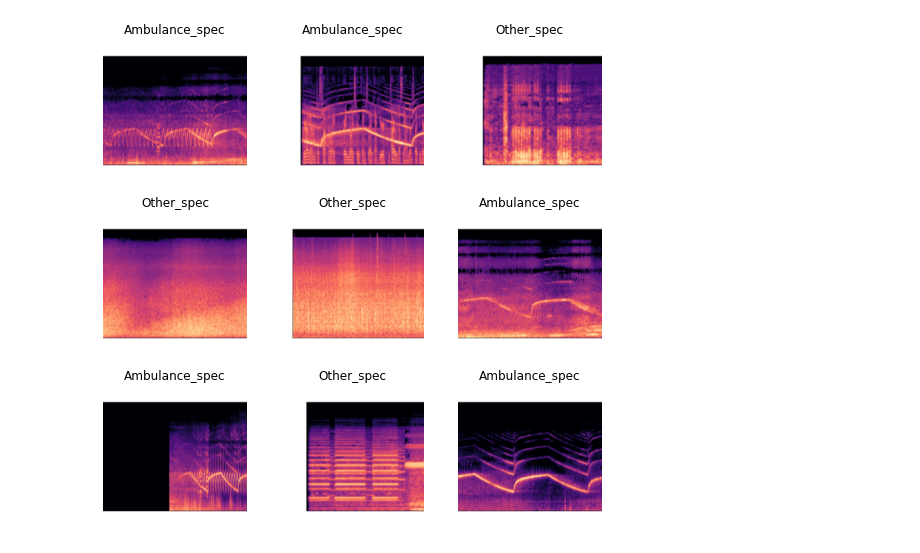
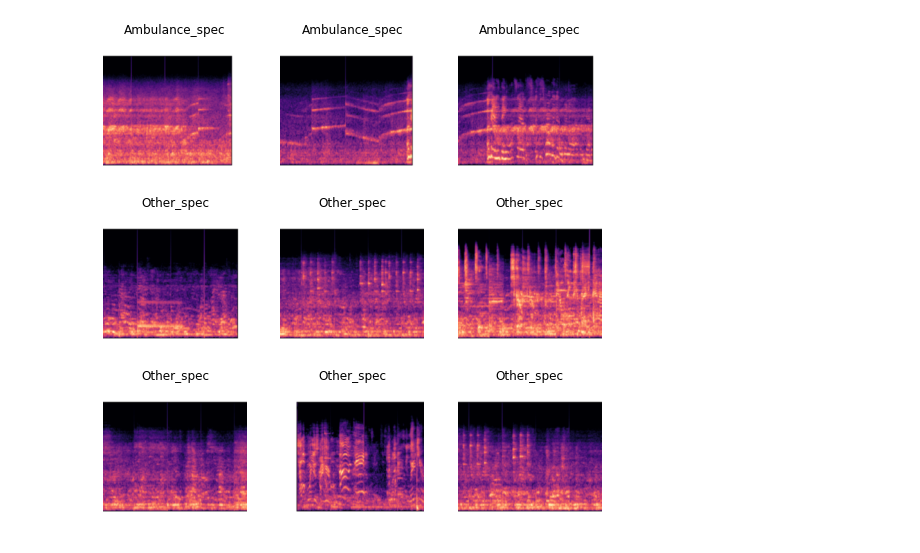
Before and after one commit to matthewocando/AutonomousAlert, a Jupyter notebook: TrainModel.ipynb, the cells around one changed output. Drawn from its saved outputs; the diff is of its cells as text; code cells hidden in the pictures.

```diff
--- a/TrainModel.ipynb
+++ b/TrainModel.ipynb
@@ -12,12 +14,12 @@ data_types = ['Ambulance_spec','Other_spec']
 # %%
 specs = DataBlock(blocks=(ImageBlock, CategoryBlock),
                    get_items=get_image_files,
-                   splitter=RandomSplitter(valid_pct=0.15, seed=33),
+                   splitter=RandomSplitter(valid_pct=0.15, seed=69),
                   item_tfms=Resize(224),
                    get_y=parent_label)
 
-dls = specs.dataloaders(data_path)
+dls = specs.dataloaders(data_path,bs=16,seed=69)
 dls.train.show_batch()
 # %% [output]
-[figure, old version]
+[figure, new version]
 # %%
```
Also changed, not shown: parts of 9 cells of this notebook.
